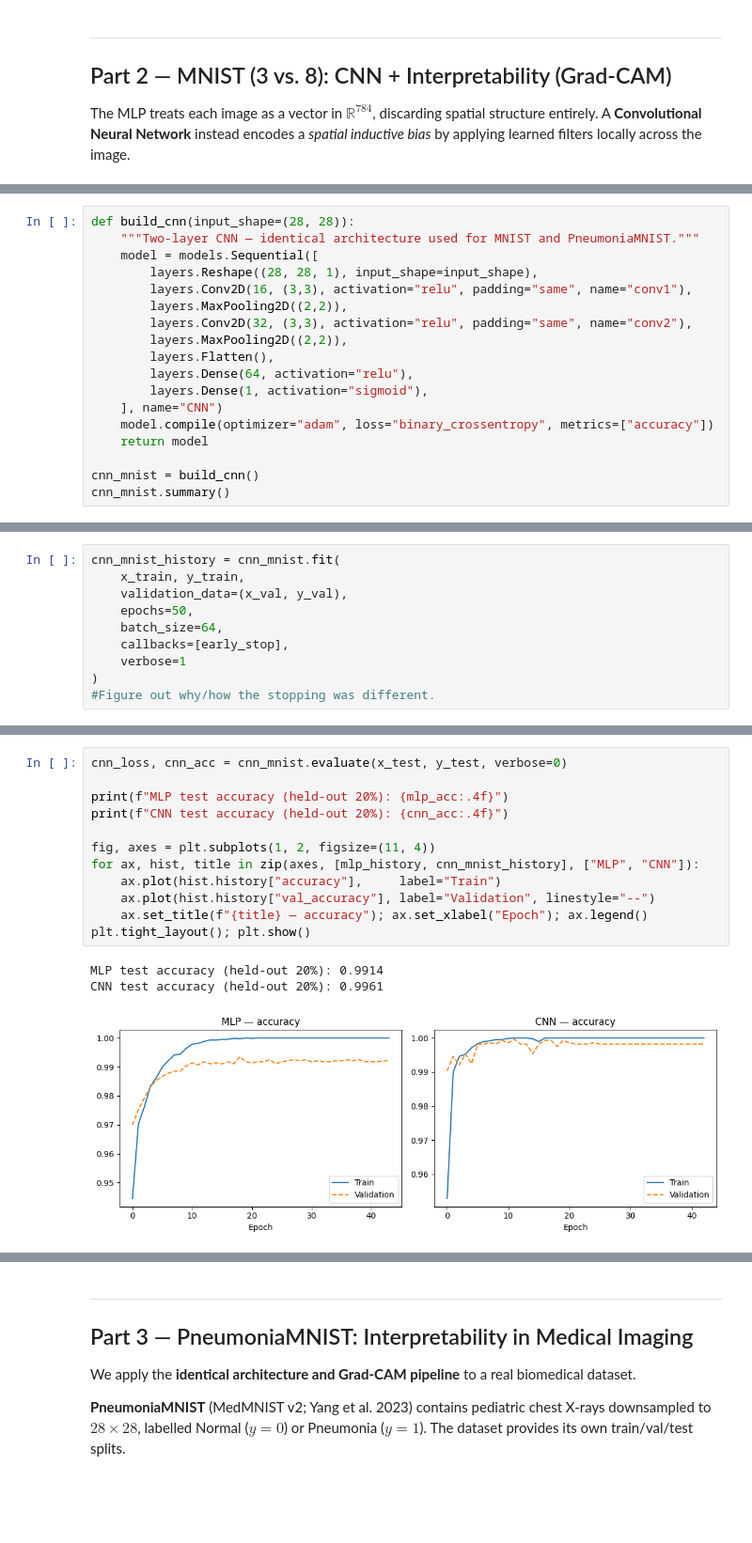
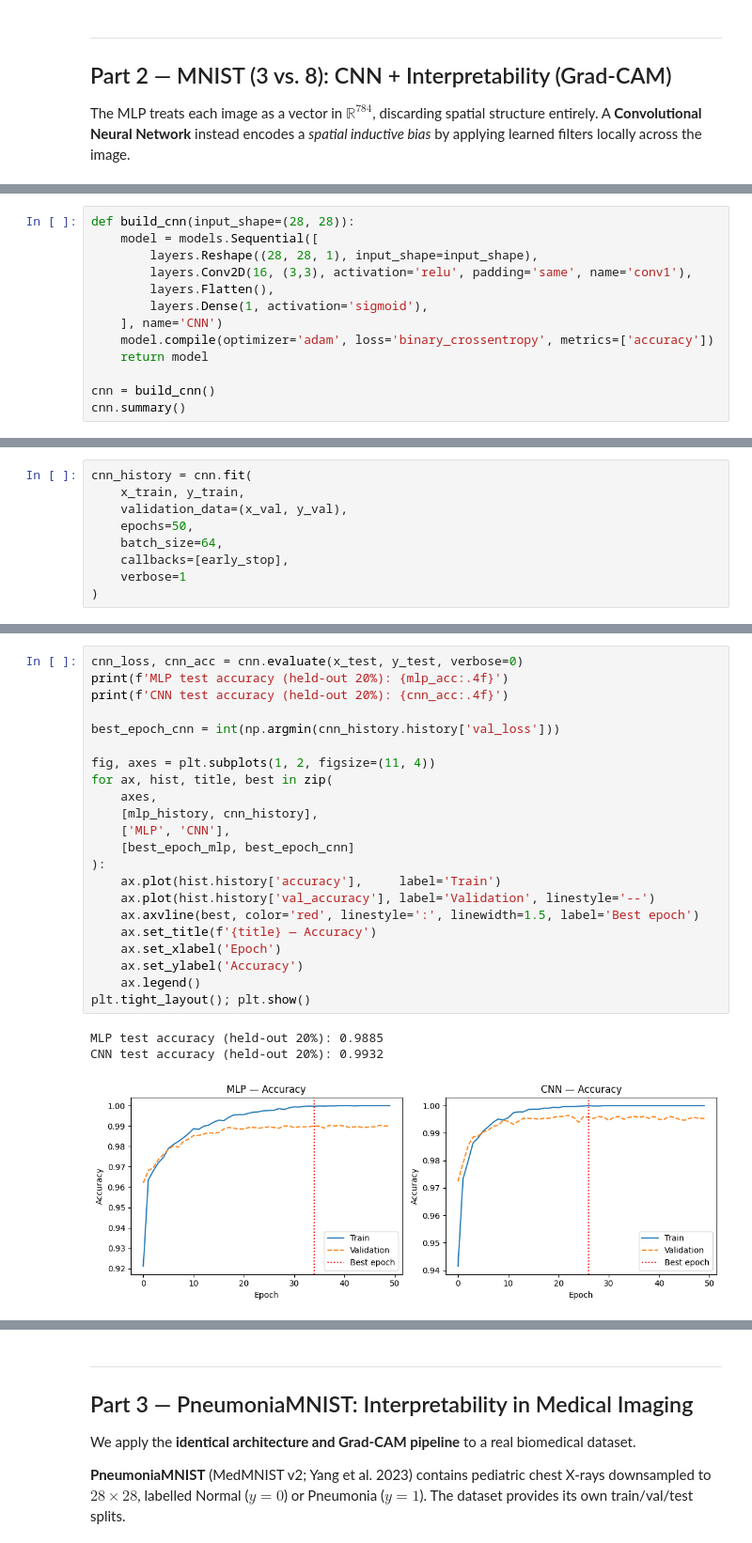
Before and after one commit to SindiLab/workingTutorialSIAM2026, a Jupyter notebook: DL_Example1_MNIST_to_PneumoniaMNIST.ipynb, the cells around one changed output, grey strips where cells are left out. Shown at 94% size. Drawn from its saved outputs; the diff is of its cells as text; blank space fills up the shorter version.

```diff
--- a/DL_Example1_MNIST_to_PneumoniaMNIST.ipynb
+++ b/DL_Example1_MNIST_to_PneumoniaMNIST.ipynb
@@ -210,21 +214,16 @@ The same `build_cnn()` function is reused for PneumoniaMNIST in Part 3 — only
 # %%
 def build_cnn(input_shape=(28, 28)):
-    """Two-layer CNN — identical architecture used for MNIST and PneumoniaMNIST."""
     model = models.Sequential([
         layers.Reshape((28, 28, 1), input_shape=input_shape),
-        layers.Conv2D(16, (3,3), activation="relu", padding="same", name="conv1"),
-        layers.MaxPooling2D((2,2)),
-        layers.Conv2D(32, (3,3), activation="relu", padding="same", name="conv2"),
-        layers.MaxPooling2D((2,2)),
+        layers.Conv2D(16, (3,3), activation='relu', padding='same', name='conv1'),
         layers.Flatten(),
-        layers.Dense(64, activation="relu"),
-        layers.Dense(1, activation="sigmoid"),
-    ], name="CNN")
-    model.compile(optimizer="adam", loss="binary_crossentropy", metrics=["accuracy"])
+        layers.Dense(1, activation='sigmoid'),
+    ], name='CNN')
+    model.compile(optimizer='adam', loss='binary_crossentropy', metrics=['accuracy'])
     return model
 
-cnn_mnist = build_cnn()
-cnn_mnist.summary()
+cnn = build_cnn()
+cnn.summary()
 # %% [output]
 Model: "CNN"
 ┏━━━━━━━━━━━━━━━━━━━━━━━━━━━━━━━━━┳━━━━━━━━━━━━━━━━━━━━━━━━┳━━━━━━━━━━━━━━━┓
@@ -251,6 +242,6 @@ Model: "CNN"
  Non-trainable params: 0 (0.00 B)
 # %%
-cnn_mnist_history = cnn_mnist.fit(
+cnn_history = cnn.fit(
     x_train, y_train,
     validation_data=(x_val, y_val),
     epochs=50,
@@ -258,6 +249,5 @@ cnn_mnist_history = cnn_mnist.fit(
     callbacks=[early_stop],
     verbose=1
 )
-#Figure out why/how the stopping was different.
 # %% [output]
 Epoch 1/50
@@ -280,19 +270,29 @@ Restoring model weights from the end of the best epoch: 18.
 # %%
-cnn_loss, cnn_acc = cnn_mnist.evaluate(x_test, y_test, verbose=0)
+cnn_loss, cnn_acc = cnn.evaluate(x_test, y_test, verbose=0)
+print(f'MLP test accuracy (held-out 20%): {mlp_acc:.4f}')
+print(f'CNN test accuracy (held-out 20%): {cnn_acc:.4f}')
 
-print(f"MLP test accuracy (held-out 20%): {mlp_acc:.4f}")
-print(f"CNN test accuracy (held-out 20%): {cnn_acc:.4f}")
+best_epoch_cnn = int(np.argmin(cnn_history.history['val_loss']))
 
 fig, axes = plt.subplots(1, 2, figsize=(11, 4))
-for ax, hist, title in zip(axes, [mlp_history, cnn_mnist_history], ["MLP", "CNN"]):
-    ax.plot(hist.history["accuracy"],     label="Train")
-    ax.plot(hist.history["val_accuracy"], label="Validation", linestyle="--")
-    ax.set_title(f"{title} — accuracy"); ax.set_xlabel("Epoch"); ax.legend()
+for ax, hist, title, best in zip(
+    axes,
+    [mlp_history, cnn_history],
+    ['MLP', 'CNN'],
+    [best_epoch_mlp, best_epoch_cnn]
+):
+    ax.plot(hist.history['accuracy'],     label='Train')
+    ax.plot(hist.history['val_accuracy'], label='Validation', linestyle='--')
+    ax.axvline(best, color='red', linestyle=':', linewidth=1.5, label='Best epoch')
+    ax.set_title(f'{title} — Accuracy')
+    ax.set_xlabel('Epoch')
+    ax.set_ylabel('Accuracy')
+    ax.legend()
 plt.tight_layout(); plt.show()
 # %% [output]
-MLP test accuracy (held-out 20%): 0.9914
-CNN test accuracy (held-out 20%): 0.9961
+MLP test accuracy (held-out 20%): 0.9885
+CNN test accuracy (held-out 20%): 0.9932
-[figure, old version]
+[figure, new version]
 # %% [markdown]
 ### 2.2 Interpretability: Grad-CAM
 
```
Also changed, not shown: parts of 20 cells of this notebook, 14 other files.
